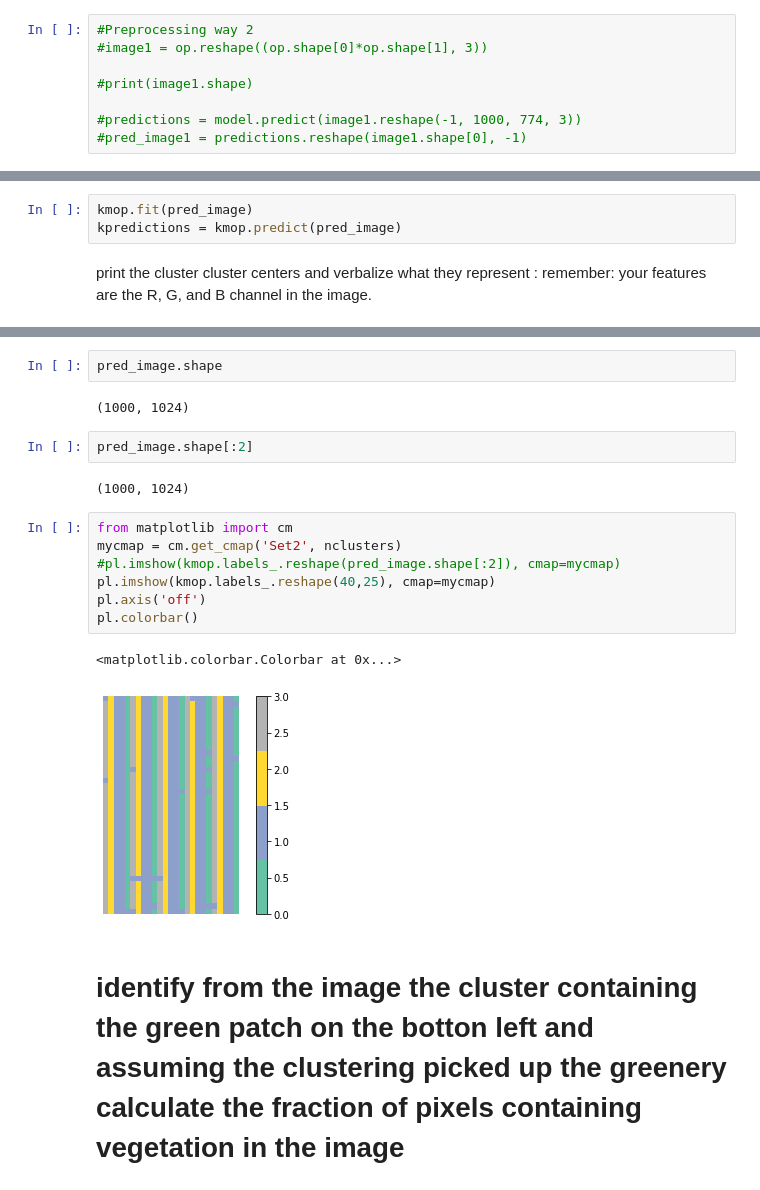
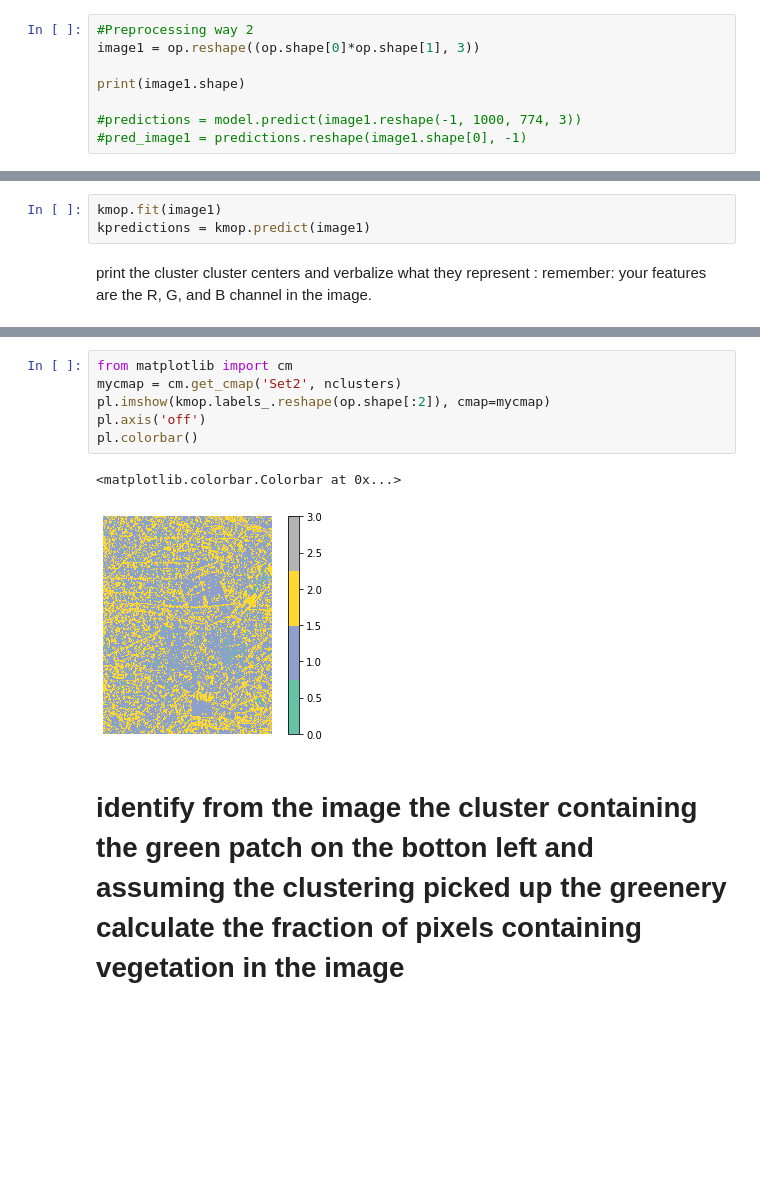
Before and after one commit to KLeeDE/PUS2020_KLee, a Jupyter notebook: HW12/20201201_imagesegwKMInsgtructions_K.ipynb, the cells around one changed output, grey strips where cells are left out. Saved outputs shown, nothing was run; the diff lists cells and outputs as text; blank space fills up the shorter version.

```diff
--- a/HW12/20201201_imagesegwKMInsgtructions_K.ipynb
+++ b/HW12/20201201_imagesegwKMInsgtructions_K.ipynb
@@ -188,9 +192,9 @@ pred_image = predictions.reshape(image.shape[0], -1)
 (1000, 2322)
 # %%
 #Preprocessing way 2
-#image1 = op.reshape((op.shape[0]*op.shape[1], 3))
+image1 = op.reshape((op.shape[0]*op.shape[1], 3))
 
-#print(image1.shape)
+print(image1.shape)
 
 #predictions = model.predict(image1.reshape(-1, 1000, 774, 3))
 #pred_image1 = predictions.reshape(image1.shape[0], -1)
@@ -217,8 +221,8 @@ pred_image = predictions.reshape(image.shape[0], -1)
 nclusters = 4
 kmop = KMeans(nclusters)
 # %%
-kmop.fit(pred_image)
-kpredictions = kmop.predict(pred_image)
+kmop.fit(image1)
+kpredictions = kmop.predict(image1)
 # %% [markdown]
 print the cluster cluster centers and verbalize what they represent : remember: your features are the R, G, and B channel in the image.
 # %%
@@ -255,21 +239,12 @@ array([1, 2, 1, 1, 0, 3, 2, 1, 1, 0, 3, 2, 1, 1, 0, 3, 1, 1, 1, 0, 3, 2,
-# %%
-pred_image.shape
-# %% [output]
-(1000, 1024)
-# %%
-pred_image.shape[:2]
-# %% [output]
-(1000, 1024)
 # %%
 from matplotlib import cm
 mycmap = cm.get_cmap('Set2', nclusters)
-#pl.imshow(kmop.labels_.reshape(pred_image.shape[:2]), cmap=mycmap)
-pl.imshow(kmop.labels_.reshape(40,25), cmap=mycmap)
+pl.imshow(kmop.labels_.reshape(op.shape[:2]), cmap=mycmap)
 pl.axis('off')
 pl.colorbar()
 # %% [output]
 <matplotlib.colorbar.Colorbar at 0x...>
-[figure, old version]
+[figure, new version]
 # %% [markdown]
 # identify from the image the cluster containing the green patch on the botton left and assuming the clustering picked up the greenery calculate the fraction of pixels containing vegetation in the image
 # %%
```
Also changed, not shown: parts of 3 cells of this notebook.
